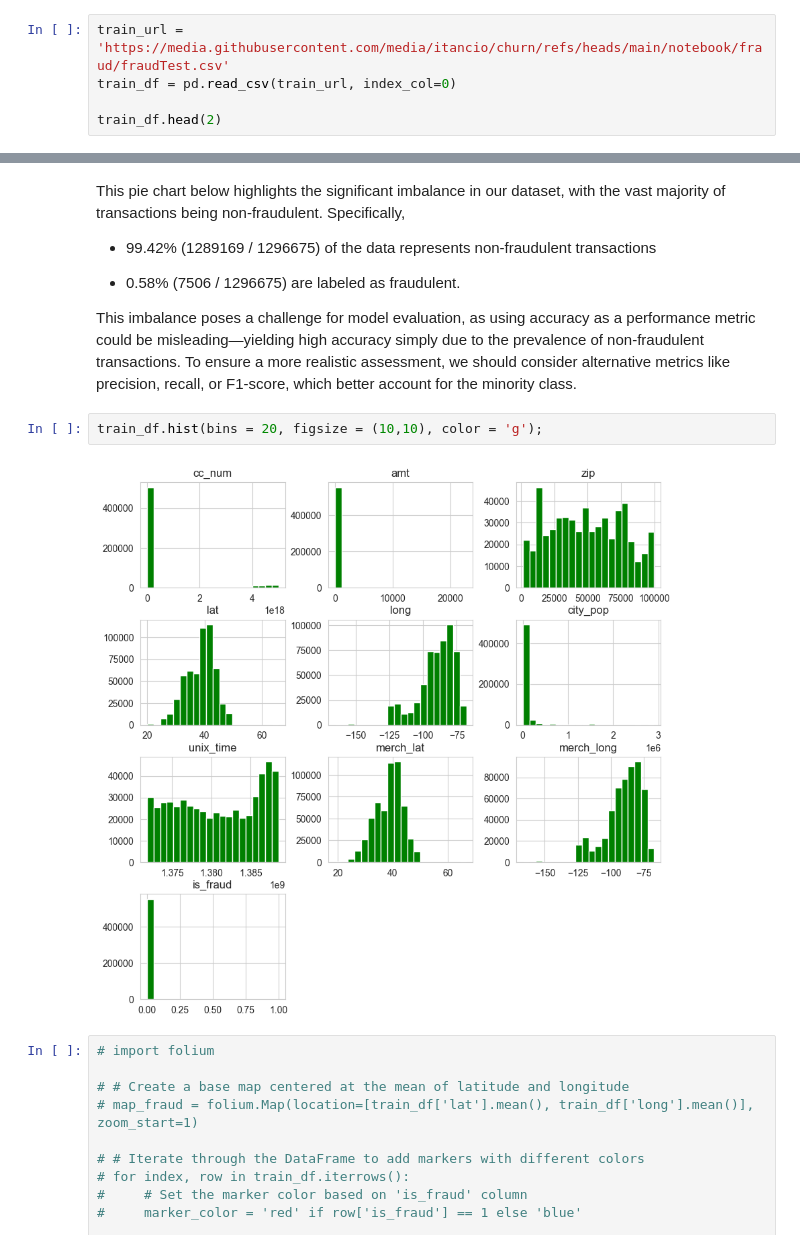
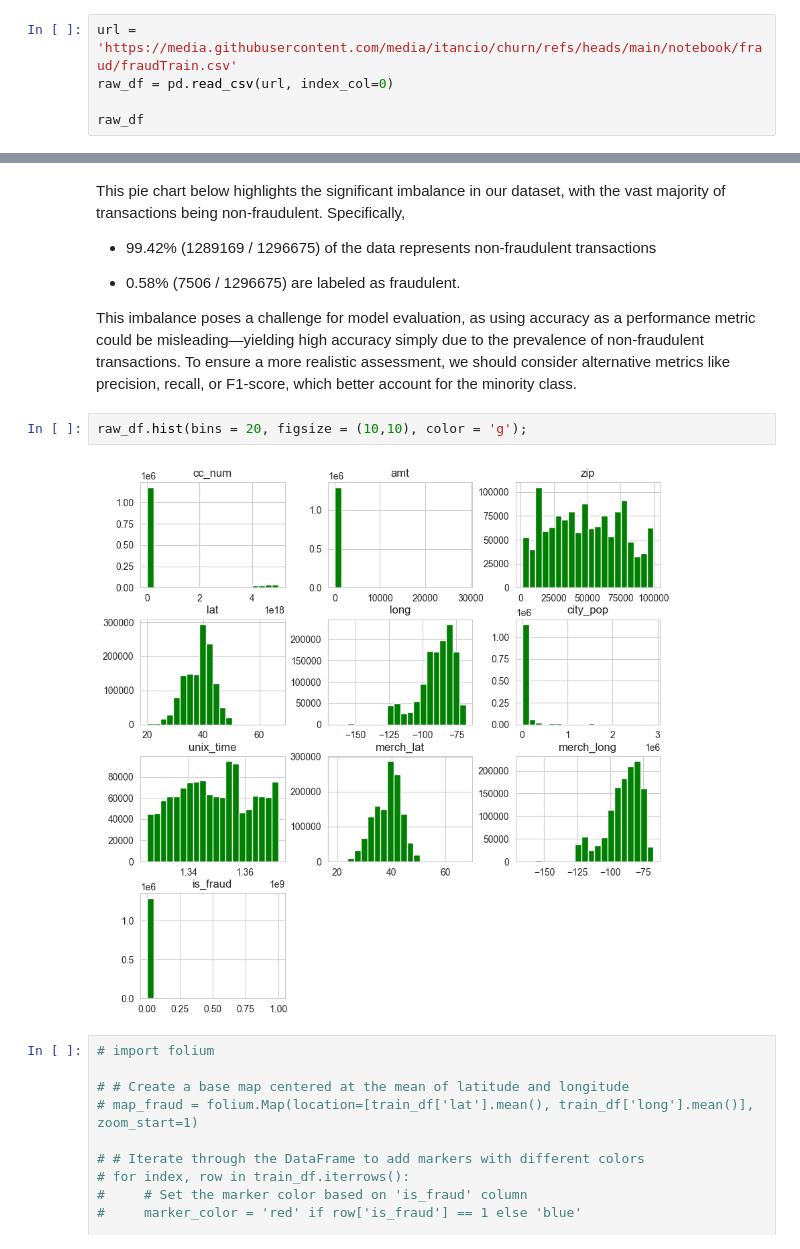
Before and after one commit to itancio/churn, a Jupyter notebook: notebook/fraud/model_fraud.ipynb, the cells around one changed output, grey strips where cells are left out. Saved outputs shown, nothing was run; the diff lists cells and outputs as text.

```diff
--- a/notebook/fraud/model_fraud.ipynb
+++ b/notebook/fraud/model_fraud.ipynb
@@ -79,9 +79,9 @@ from sklearn.model_selection import cross_val_score
 from sklearn import metrics
 from collections import Counter
 # %%
-train_url = 'https://media.githubusercontent.com/media/itancio/churn/refs/heads/main/notebook/fraud/fraudTest.csv'
-train_df = pd.read_csv(train_url, index_col=0)
+url = 'https://media.githubusercontent.com/media/itancio/churn/refs/heads/main/notebook/fraud/fraudTrain.csv'
+raw_df = pd.read_csv(url, index_col=0)
 
-train_df.head(2)
+raw_df
 # %% [output]
 |  | trans_date_trans_time | cc_num | merchant | category | amt | first | last | gender | street | ... |
@@ -162,9 +202,9 @@ This pie chart below highlights the significant imbalance in our dataset, with t
 
 This imbalance poses a challenge for model evaluation, as using accuracy as a performance metric could be misleading—yielding high accuracy simply due to the prevalence of non-fraudulent transactions. To ensure a more realistic assessment, we should consider alternative metrics like precision, recall, or F1-score, which better account for the minority class.
 # %%
-train_df.hist(bins = 20, figsize = (10,10), color = 'g');
+raw_df.hist(bins = 20, figsize = (10,10), color = 'g');
 # %% [output]
-[figure, old version]
+[figure, new version]
 # %%
 # import folium
 
```
Also changed, not shown: parts of 43 cells of this notebook.
